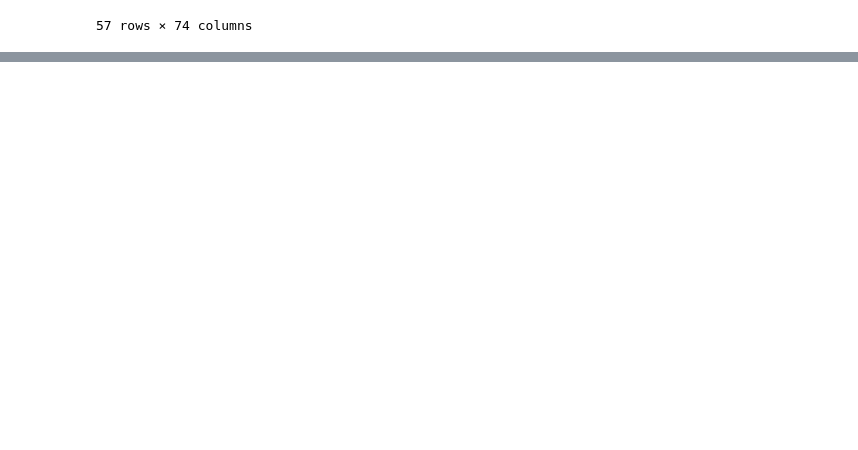
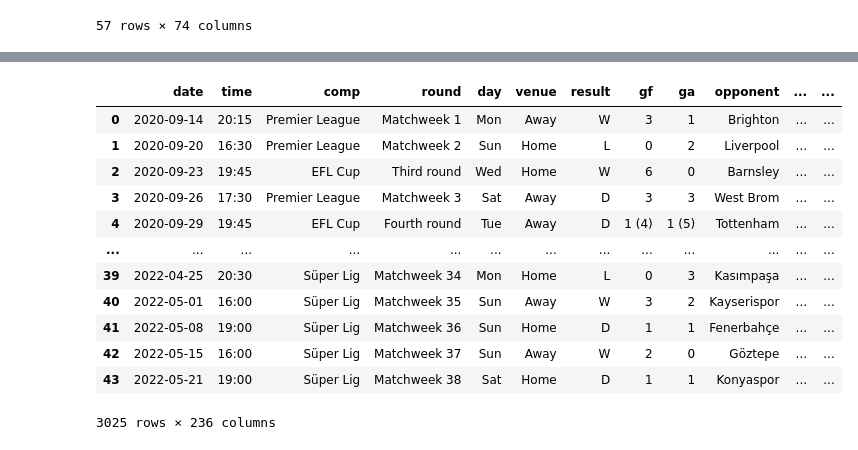
Before and after one commit to RaminVali/CL_WebScraping_ML_Prediction, a Jupyter notebook: get_data_new.ipynb, the cells around one changed output, grey strips where cells are left out. Saved outputs shown, nothing was run; the diff lists cells and outputs as text; code cells hidden in the pictures; blank space fills up the shorter version.

```diff
--- a/get_data_new.ipynb
+++ b/get_data_new.ipynb
@@ -164,0 +177,3 @@ merged_stats
+# %%
+years = list(range(2021,2023))
+years
@@ -164,0 +247,16 @@ merged_stats
+# %%
+seasons_matches[1]
+# %% [output]
+|  | date | time | comp | round | day | venue | result | gf | ga | opponent | ... | ... |
+| 0 | 2020-09-14 | 20:15 | Premier League | Matchweek 1 | Mon | Away | W | 3 | 1 | Brighton | ... | ... |
+| 1 | 2020-09-20 | 16:30 | Premier League | Matchweek 2 | Sun | Home | L | 0 | 2 | Liverpool | ... | ... |
+| 2 | 2020-09-23 | 19:45 | EFL Cup | Third round | Wed | Home | W | 6 | 0 | Barnsley | ... | ... |
+| 3 | 2020-09-26 | 17:30 | Premier League | Matchweek 3 | Sat | Away | D | 3 | 3 | West Brom | ... | ... |
+| 4 | 2020-09-29 | 19:45 | EFL Cup | Fourth round | Tue | Away | D | 1 (4) | 1 (5) | Tottenham | ... | ... |
+| ... | ... | ... | ... | ... | ... | ... | ... | ... | ... | ... | ... | ... |
+| 39 | 2022-04-25 | 20:30 | Süper Lig | Matchweek 34 | Mon | Home | L | 0 | 3 | Kasımpaşa | ... | ... |
+| 40 | 2022-05-01 | 16:00 | Süper Lig | Matchweek 35 | Sun | Away | W | 3 | 2 | Kayserispor | ... | ... |
+| 41 | 2022-05-08 | 19:00 | Süper Lig | Matchweek 36 | Sun | Home | D | 1 | 1 | Fenerbahçe | ... | ... |
+| 42 | 2022-05-15 | 16:00 | Süper Lig | Matchweek 37 | Sun | Away | W | 2 | 0 | Göztepe | ... | ... |
+| 43 | 2022-05-21 | 19:00 | Süper Lig | Matchweek 38 | Sat | Home | D | 1 | 1 | Konyaspor | ... | ... |
+3025 rows × 236 columns
```
Also changed, not shown: parts of 12 cells of this notebook, 1 other file.
